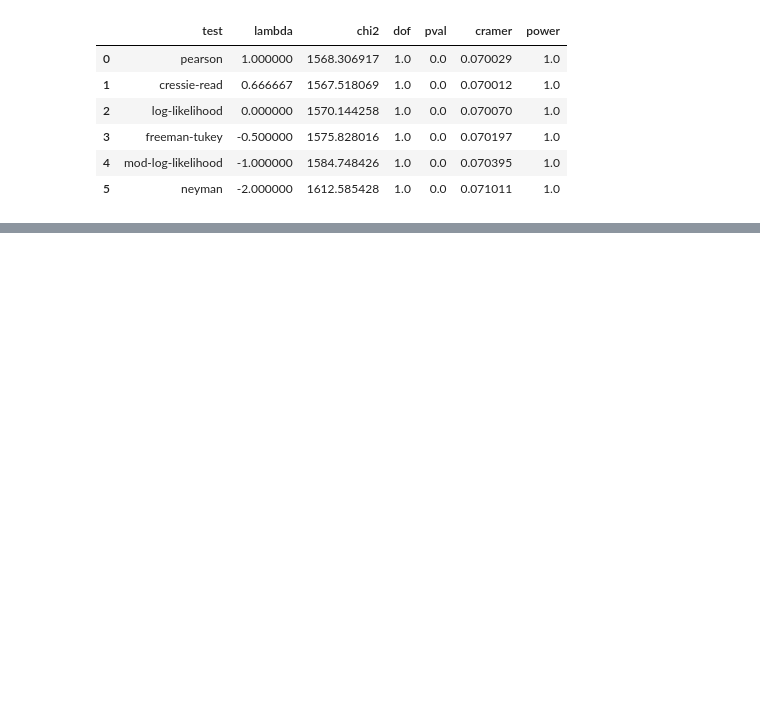
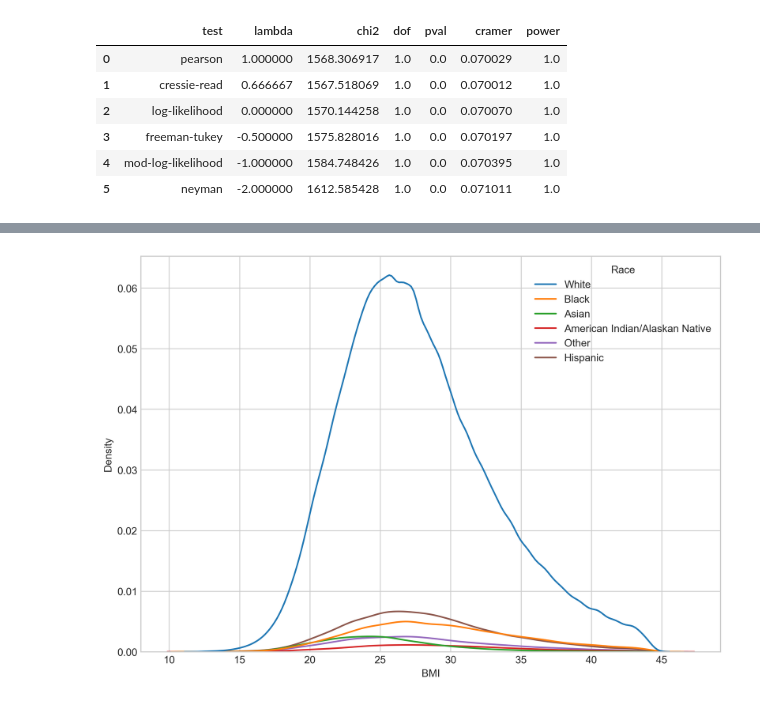
Before and after one commit to derevirn/hypothesis-test, a Jupyter notebook: hypothesis_exp.ipynb, the cells around one changed output, grey strips where cells are left out. Saved outputs shown, nothing was run; the diff lists cells and outputs as text; code cells hidden in the pictures; blank space fills up the shorter version.

```diff
--- a/hypothesis_exp.ipynb
+++ b/hypothesis_exp.ipynb
@@ -74,9 +94,12 @@ group = 'Race'
 # %%
 fig, ax = plt.subplots(figsize = (10,7))
 
-sns.kdeplot(data = df, x = dv, hue = group)
+sns.kdeplot(data = df, x = dv, hue = group,
+            ax = ax)
 
 plt.show()
+# %% [output]
+[figure, added]
 # %%
 pg.normality(df, dv = dv, group = group, method = 'jarque_bera')
 # %% [output]
```
Also changed, not shown: parts of 8 cells of this notebook.
